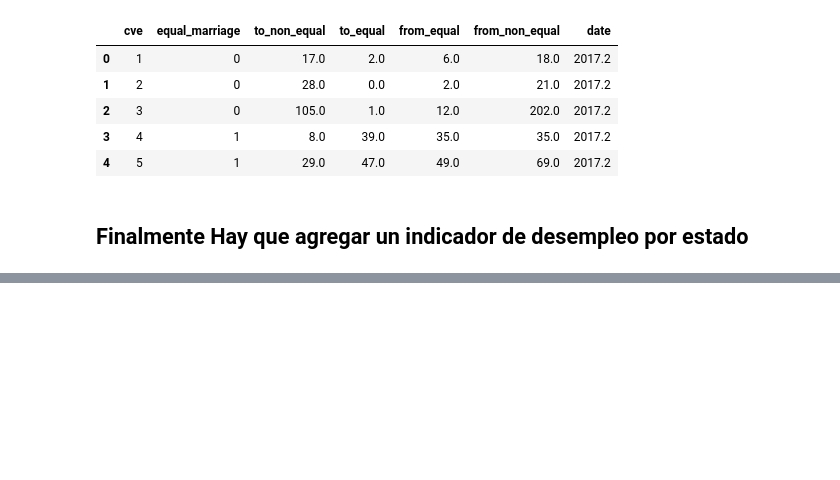
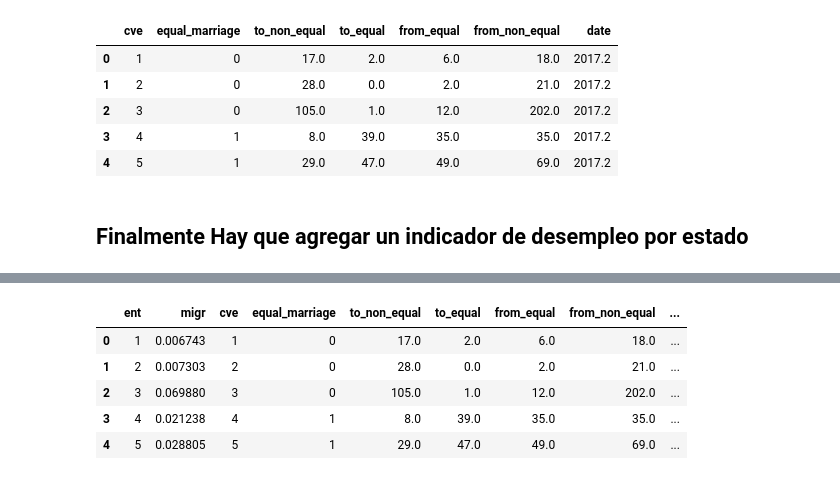
Before and after one commit to marionomics/migracion-lgbt, a Jupyter notebook: notebooks/explore_enoe.ipynb, the cells around one changed output, grey strips where cells are left out. Saved outputs shown, nothing was run; the diff lists cells and outputs as text; code cells hidden in the pictures; blank space fills up the shorter version.

```diff
--- a/notebooks/explore_enoe.ipynb
+++ b/notebooks/explore_enoe.ipynb
@@ -347,0 +370,11 @@ df_enoe
+# %%
+df4 = df2.groupby(['ent']).p6b2.mean()
+df_enoe = pd.merge(df_enoe, df4, left_on="ent", right_on="ent", how="left")
+df_enoe.head()
+# %% [output]
+|  | ent | migr | cve | equal_marriage | to_non_equal | to_equal | from_equal | from_non_equal | ... |
+| 0 | 1 | 0.006743 | 1 | 0 | 17.0 | 2.0 | 6.0 | 18.0 | ... |
+| 1 | 2 | 0.007303 | 2 | 0 | 28.0 | 0.0 | 2.0 | 21.0 | ... |
+| 2 | 3 | 0.069880 | 3 | 0 | 105.0 | 1.0 | 12.0 | 202.0 | ... |
+| 3 | 4 | 0.021238 | 4 | 1 | 8.0 | 39.0 | 35.0 | 35.0 | ... |
+| 4 | 5 | 0.028805 | 5 | 1 | 29.0 | 47.0 | 49.0 | 69.0 | ... |
```
Also changed, not shown: parts of 10 cells of this notebook, 4 other files.
